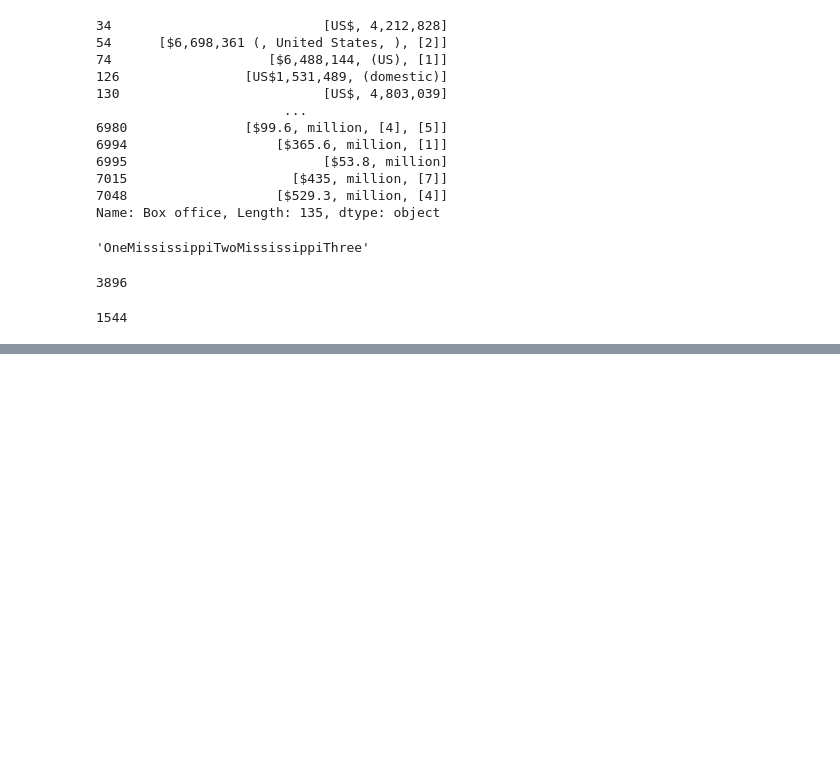
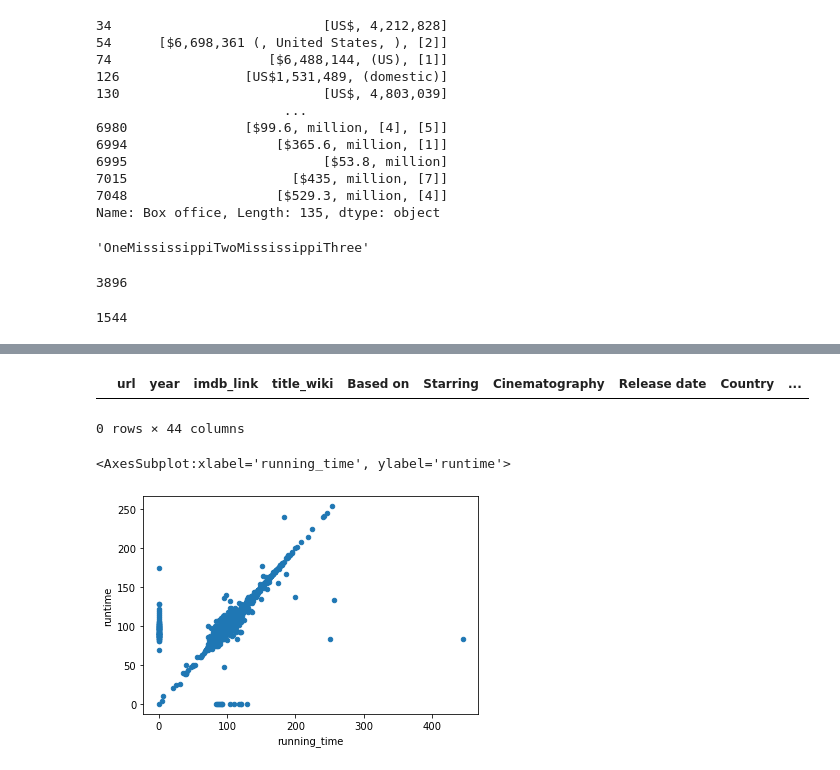
Before and after one commit to MarckBoge/Movies-ETL, a Jupyter notebook: ETL_Create_DataBase.ipynb, the cells around one changed output, grey strips where cells are left out. Cells and saved outputs as stored; diff of their text form; code cells hidden in the pictures; blank space fills up the shorter version.

```diff
--- a/ETL_Create_DataBase.ipynb
+++ b/ETL_Create_DataBase.ipynb
@@ -779,0 +703,3 @@ Name: rating, dtype: float64
+# %%
+# code will keep rows where the adult column is False, and then drop the adult column.
+kaggle_metadata = kaggle_metadata[kaggle_metadata['adult'] == 'False'].drop('adult',axis='columns')
@@ -779,0 +780,2 @@ Name: rating, dtype: float64
+# %%
+movies_df = pd.merge(wiki_movies_df, kaggle_metadata, on='imdb_id', suffixes=['_wiki','kaggle'])
@@ -779,0 +835,11 @@ Name: rating, dtype: float64
+# %%
+# Show any rows where titlekaggle is empty
+movies_df[(movies_df['titlekaggle'] == '') | (movies_df['titlekaggle'].isnull())]
+# %% [output]
+|  | url | year | imdb_link | title_wiki | Based on | Starring | Cinematography | Release date | Country | ... |
+0 rows × 44 columns
+# %%
+movies_df.fillna(0).plot(x='running_time', y='runtime', kind='scatter')
+# %% [output]
+<AxesSubplot:xlabel='running_time', ylabel='runtime'>
+[figure, added]
```
Also changed, not shown: parts of 108 cells of this notebook.
